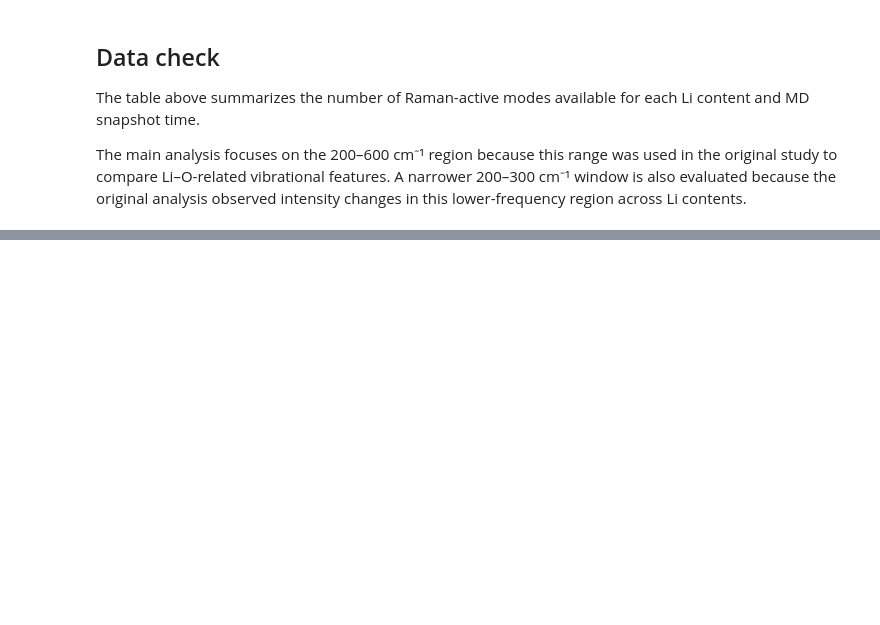
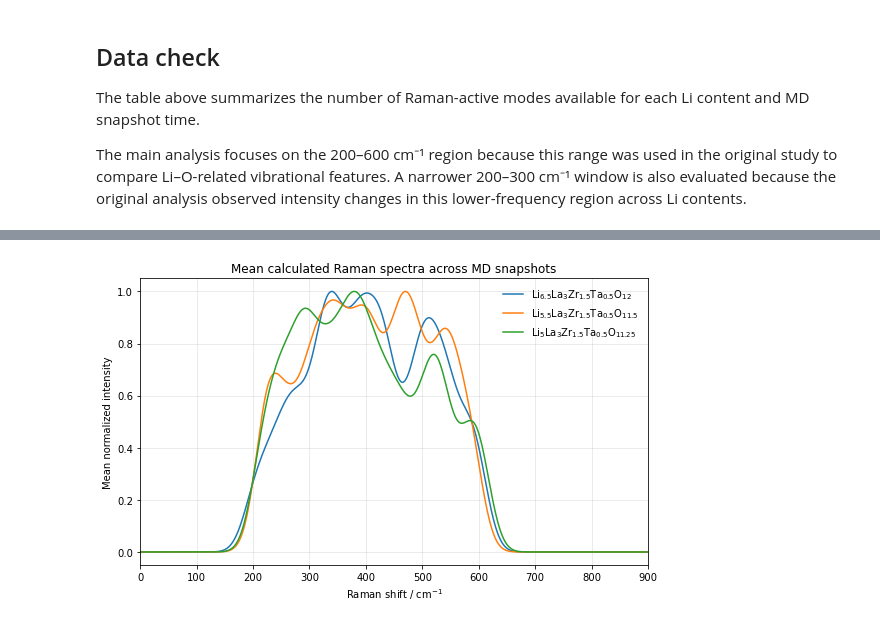
Before and after one commit to AbdullahBShahid/llzto-first-principles-raman, a Jupyter notebook: notebooks/03_plot_raman_spectra.ipynb, the cells around one changed output, grey strips where cells are left out. Saved outputs shown, nothing was run; the diff lists cells and outputs as text; code cells hidden in the pictures; blank space fills up the shorter version.

```diff
--- a/notebooks/03_plot_raman_spectra.ipynb
+++ b/notebooks/03_plot_raman_spectra.ipynb
@@ -165,0 +332,8 @@ The main analysis focuses on the 200–600 cm⁻¹ region because this range was
+# %%
+fig, ax = plot_mean_spectra_across_systems(
+    xlim=(0, 900),
+    broadening=20.0,
+    show_std=False,
+)
+# %% [output]
+[figure, added]
```
Also changed, not shown: parts of 7 cells of this notebook.
